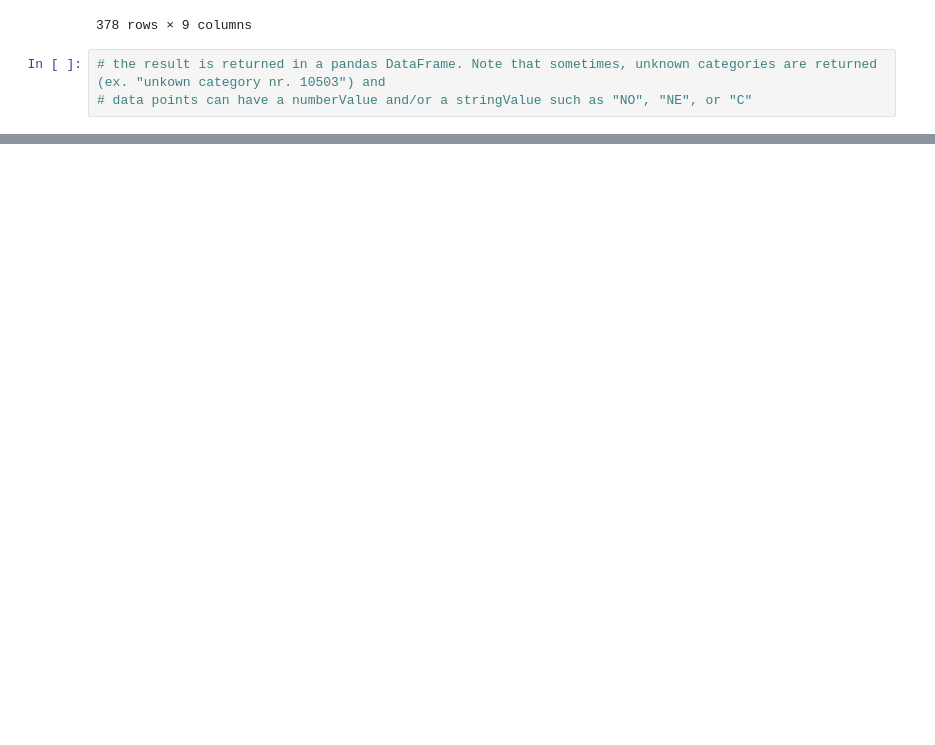
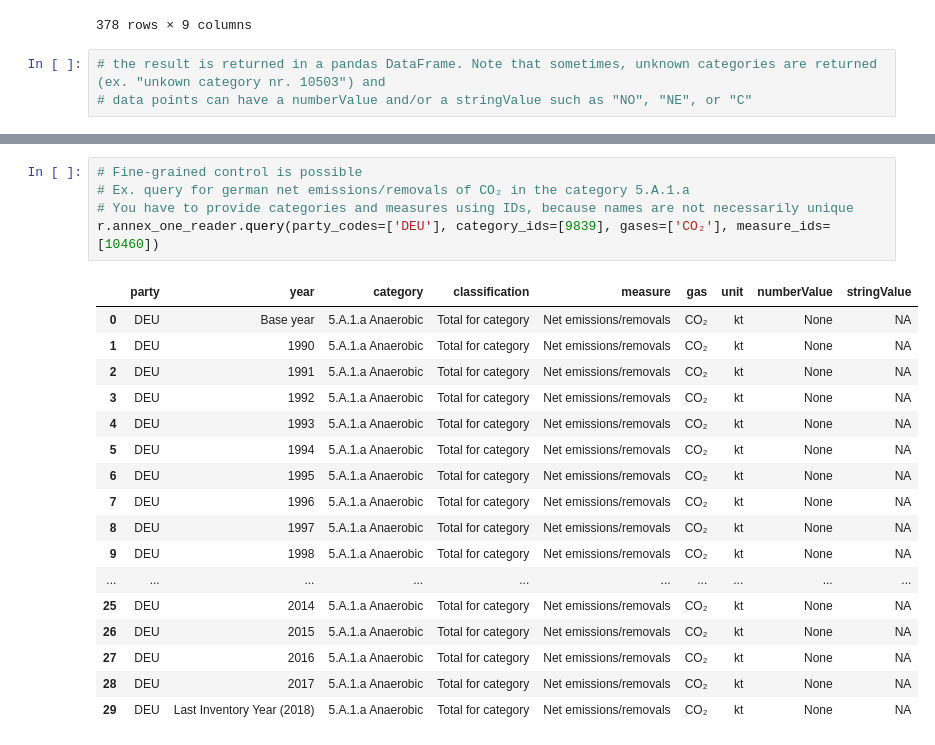
Before and after one commit to mikapfl/read_di_unfccc, a Jupyter notebook: example.ipynb, the cells around one changed output, grey strips where cells are left out. Cells and saved outputs as stored; diff of their text form; blank space fills up the shorter version.

```diff
--- a/example.ipynb
+++ b/example.ipynb
@@ -97,0 +191,23 @@ r.query(party_codes=['AFG'])
+# %%
+# Fine-grained control is possible
+# Ex. query for german net emissions/removals of CO₂ in the category 5.A.1.a
+# You have to provide categories and measures using IDs, because names are not necessarily unique
+r.annex_one_reader.query(party_codes=['DEU'], category_ids=[9839], gases=['CO₂'], measure_ids=[10460])
+# %% [output]
+|  | party | year | category | classification | measure | gas | unit | numberValue | stringValue |
+| 0 | DEU | Base year | 5.A.1.a Anaerobic | Total for category | Net emissions/removals | CO₂ | kt | None | NA |
+| 1 | DEU | 1990 | 5.A.1.a Anaerobic | Total for category | Net emissions/removals | CO₂ | kt | None | NA |
+| 2 | DEU | 1991 | 5.A.1.a Anaerobic | Total for category | Net emissions/removals | CO₂ | kt | None | NA |
+| 3 | DEU | 1992 | 5.A.1.a Anaerobic | Total for category | Net emissions/removals | CO₂ | kt | None | NA |
+| 4 | DEU | 1993 | 5.A.1.a Anaerobic | Total for category | Net emissions/removals | CO₂ | kt | None | NA |
+| 5 | DEU | 1994 | 5.A.1.a Anaerobic | Total for category | Net emissions/removals | CO₂ | kt | None | NA |
+| 6 | DEU | 1995 | 5.A.1.a Anaerobic | Total for category | Net emissions/removals | CO₂ | kt | None | NA |
+| 7 | DEU | 1996 | 5.A.1.a Anaerobic | Total for category | Net emissions/removals | CO₂ | kt | None | NA |
+| 8 | DEU | 1997 | 5.A.1.a Anaerobic | Total for category | Net emissions/removals | CO₂ | kt | None | NA |
+| 9 | DEU | 1998 | 5.A.1.a Anaerobic | Total for category | Net emissions/removals | CO₂ | kt | None | NA |
+| ... | ... | ... | ... | ... | ... | ... | ... | ... | ... |
+| 25 | DEU | 2014 | 5.A.1.a Anaerobic | Total for category | Net emissions/removals | CO₂ | kt | None | NA |
+| 26 | DEU | 2015 | 5.A.1.a Anaerobic | Total for category | Net emissions/removals | CO₂ | kt | None | NA |
+| 27 | DEU | 2016 | 5.A.1.a Anaerobic | Total for category | Net emissions/removals | CO₂ | kt | None | NA |
+| 28 | DEU | 2017 | 5.A.1.a Anaerobic | Total for category | Net emissions/removals | CO₂ | kt | None | NA |
+| 29 | DEU | Last Inventory Year (2018) | 5.A.1.a Anaerobic | Total for category | Net emissions/removals | CO₂ | kt | None | NA |
```
Also changed, not shown: parts of 17 cells of this notebook, 1 other file.
